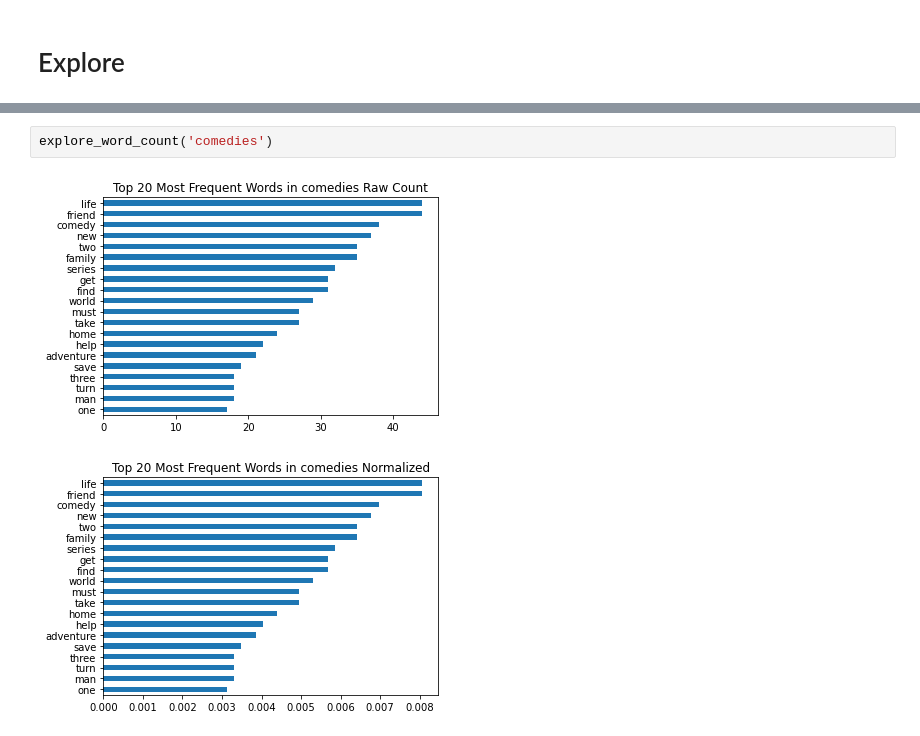
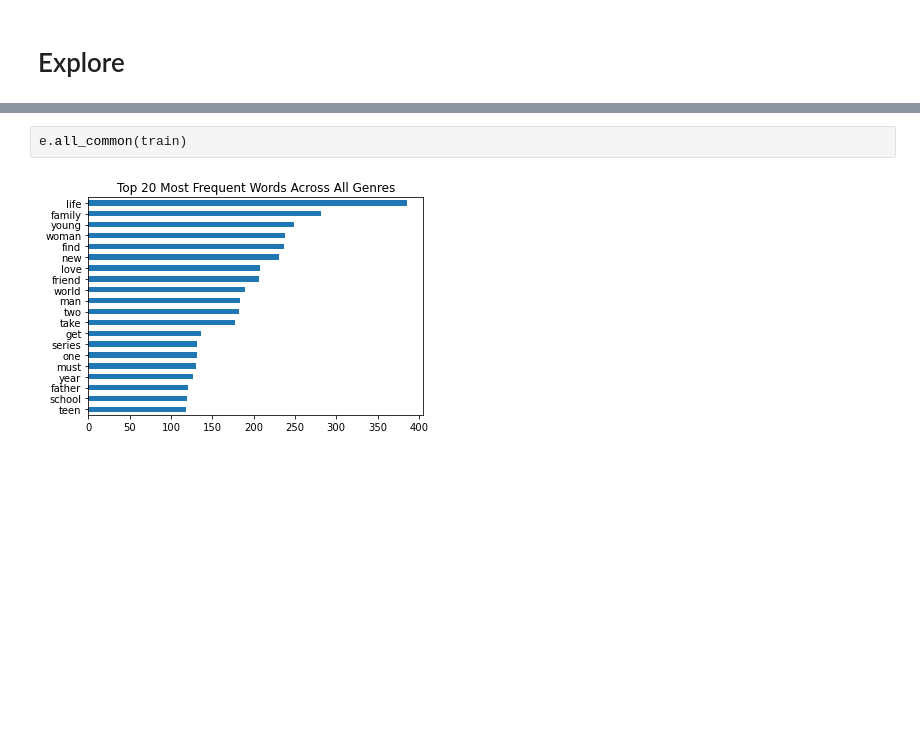
Before and after one commit to Johndsalas/guess_the_genre_netflix, a Jupyter notebook: Main.ipynb, the cells around one changed output, grey strips where cells are left out. Cells and saved outputs as stored; diff of their text form; blank space fills up the shorter version.

```diff
--- a/Main.ipynb
+++ b/Main.ipynb
@@ -173,5 +117,4 @@ explore_word_count('documentaries')
-# %%
-explore_word_count('comedies')
-# %% [output]
-[figure, removed]
-[figure, removed]
+# %%
+e.all_common(train)
+# %% [output]
+[figure, added]
```
Also changed, not shown: parts of 35 cells of this notebook, 3 other files.
